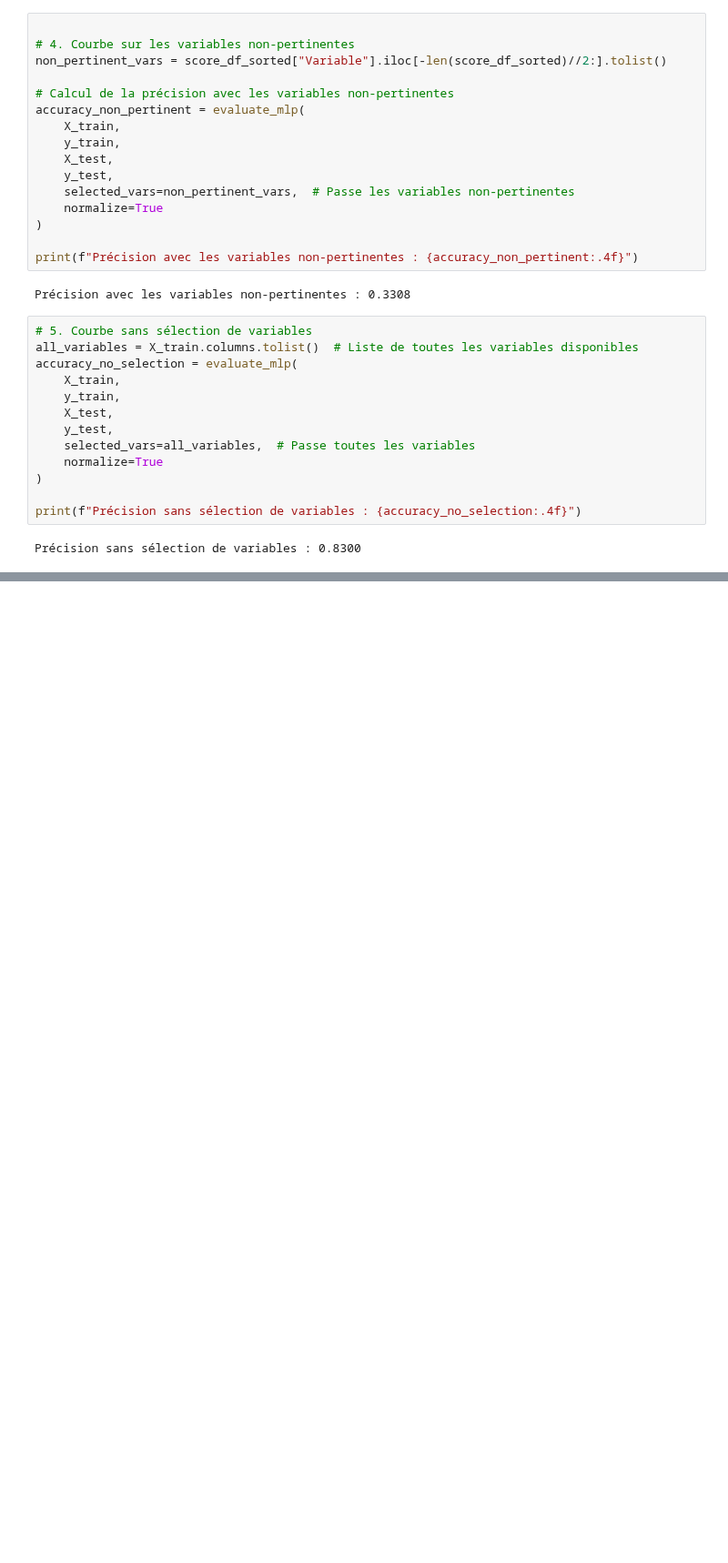
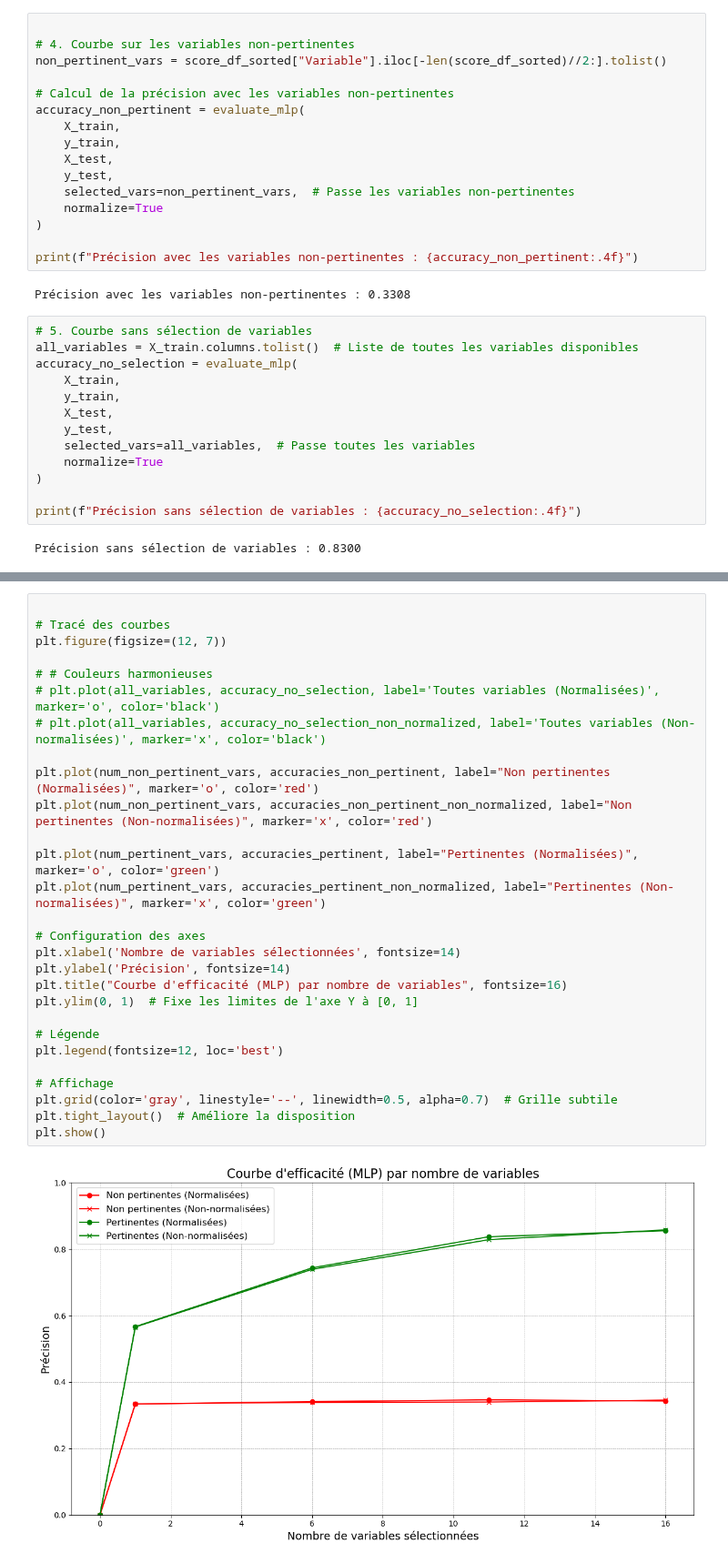
Before and after one commit to jdutel42/TAA, a Jupyter notebook: TP/TP3/TP3_TAA.ipynb, the cells around one changed output, grey strips where cells are left out. Shown at 91% size. Saved outputs shown, nothing was run; the diff lists cells and outputs as text; blank space fills up the shorter version.

```diff
--- a/TP/TP3/TP3_TAA.ipynb
+++ b/TP/TP3/TP3_TAA.ipynb
@@ -601,3 +783,33 @@ plt.show()
+# %%
+
+# Tracé des courbes
+plt.figure(figsize=(12, 7))
+
+# # Couleurs harmonieuses
+# plt.plot(all_variables, accuracy_no_selection, label='Toutes variables (Normalisées)', marker='o', color='black')
+# plt.plot(all_variables, accuracy_no_selection_non_normalized, label='Toutes variables (Non-normalisées)', marker='x', color='black')
+
+plt.plot(num_non_pertinent_vars, accuracies_non_pertinent, label="Non pertinentes (Normalisées)", marker='o', color='red')
+plt.plot(num_non_pertinent_vars, accuracies_non_pertinent_non_normalized, label="Non pertinentes (Non-normalisées)", marker='x', color='red')
+
+plt.plot(num_pertinent_vars, accuracies_pertinent, label="Pertinentes (Normalisées)", marker='o', color='green')
+plt.plot(num_pertinent_vars, accuracies_pertinent_non_normalized, label="Pertinentes (Non-normalisées)", marker='x', color='green')
+
+# Configuration des axes
+plt.xlabel('Nombre de variables sélectionnées', fontsize=14)
+plt.ylabel('Précision', fontsize=14)
+plt.title("Courbe d'efficacité (MLP) par nombre de variables", fontsize=16)
+plt.ylim(0, 1)  # Fixe les limites de l'axe Y à [0, 1]
+
+# Légende
+plt.legend(fontsize=12, loc='best')
+
+# Affichage
+plt.grid(color='gray', linestyle='--', linewidth=0.5, alpha=0.7)  # Grille subtile
+plt.tight_layout()  # Améliore la disposition
+plt.show()
+# %% [output]
+[figure, added]
 # %%
 
 # 6. Courbe de performance en fonction du % de données labélisées
```
Also changed, not shown: parts of 6 cells of this notebook.
